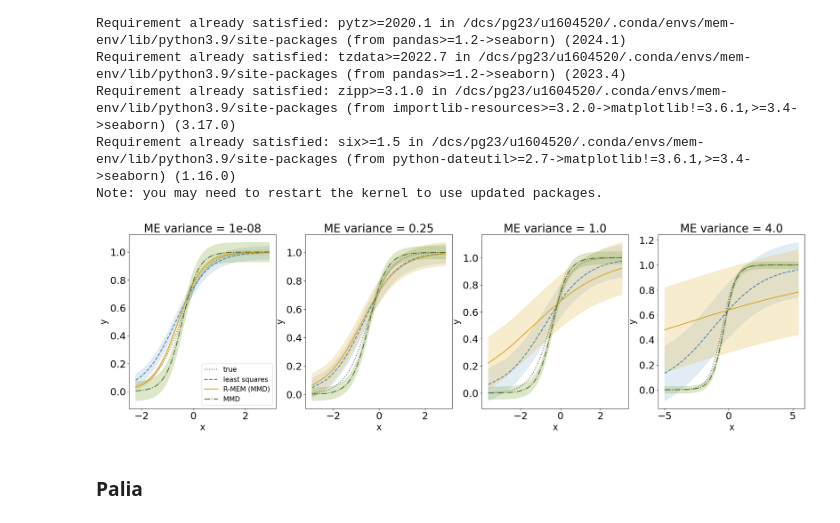
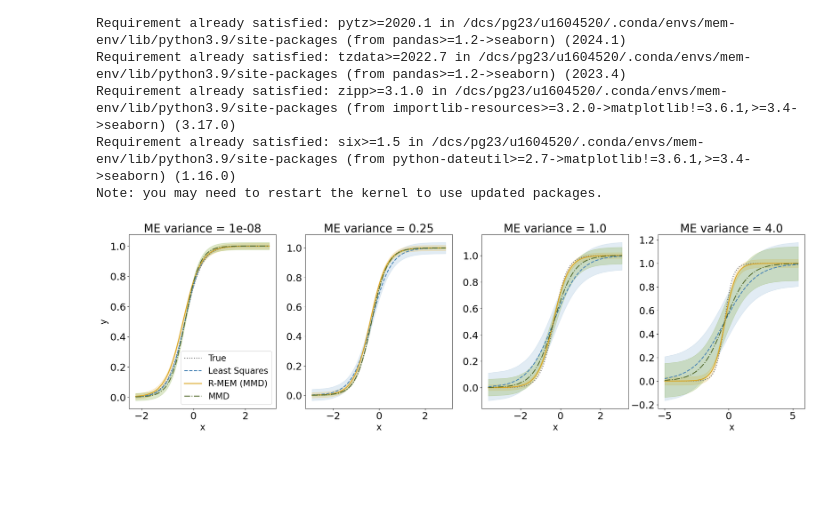
Before and after one commit to haritadell/me-models, a Jupyter notebook: gather_results_berk.ipynb, the cells around one changed output. Drawn from its saved outputs; the diff is of its cells as text; code cells hidden in the pictures; blank space fills up the shorter version.

```diff
--- a/gather_results_berk.ipynb
+++ b/gather_results_berk.ipynb
@@ -5,17 +5,18 @@ from utils import sample_observed_data_berkson, sample_observed_data_classical
 from tqdm import tqdm
 # %%
 confidence_level = 0.90
-num_realizations = 1
+num_realizations = 100
 seed = 112
-#folder_path = '/dcs/pg23/u1604520/mem/results/poly_berkson_unifstart/'
 folder_path = '/dcs/pg23/u1604520/mem/results/exponential_berkson_unifstart/'
+#folder_path = '/dcs/pg23/u1604520/mem/results/exponential_berkson_unifstart/misp/'
+folder_path_mmd = '/dcs/pg23/u1604520/mem/results/exponential_berkson_unifstart/'
 # %%
 scales_nu = [0.000001, 0.5,  1.0, 2.0]
 num_scales = len(scales_nu)
 c = 1
 n = 200
 B = 500
-theta_star = np.array([1,2])
+theta_star = np.array([1,3])
 loc_x = 0
 scale_x = 1
 scale_eps = 0.5
@@ -51,8 +46,8 @@ for j, scale_nu in enumerate(scales_nu):
         #mean_simex_sample = simex_sample.mean(axis=0)
         # initial_guess = np.random.uniform(low=-1, high=4, size=(3,)) #[0, 4]  # Initial parameter guess
         # ls_estimator, _ = curve_fit(nonlinear_model, data[:,0], data[:,1], p0=initial_guess)
-        #mmd_est = np.loadtxt(folder_path+f'mmd_est_scale_nu{scale_nu}_c{100}_n{n}_B{B}_seed1{seed1}_seed2{seed2}.txt')
-        mmd_est = np.loadtxt(folder_path+f'sample_scale_nu{scale_nu}_c{0.00000000001}_n{n}_B{B}_seed1{seed1}_seed2{seed2}.txt').mean(axis=0)
+        mmd_est = np.loadtxt(folder_path_mmd+f'mmd_est_scale_nu{scale_nu}_c{c}_n{n}_B{B}_seed1{seed1}_seed2{seed2}.txt')
+        #mmd_est = np.loadtxt(folder_path+f'sample_scale_nu{scale_nu}_c{0.00000000001}_n{n}_B{B}_seed1{seed1}_seed2{seed2}.txt').mean(axis=0)
         mses[j, r, 0, :] = np.asarray((mean_boot_sample - theta_star)**2)
         mses[j, r, 1, :] = np.asarray((mmd_est - theta_star)**2)
 
@@ -280,7 +293,7 @@ Note: you may need to restart the kernel to use updated packages.
 # %%
 import matplotlib.pyplot as plt
 num_methods = 3
-num_realizations = 1
+num_realizations = 100
 num_scales = len(scales_nu)
 fig, ax_array = plt.subplots(1, num_scales, figsize=(27,7))
 credible_interval = 0.90
@@ -302,7 +315,7 @@ for ax, j in zip(ax_array.flatten(), range(0, num_scales)):
 
         data, xis_star = sample_observed_data_berkson(reg_func, int(n), loc_x, scale_x, scale_nu, scale_eps, theta_star, seed1)#np.loadtxt(folder_path+f'data_scale_nu{scale_nu}_c{c}_n{n}_B{B}_seed{seed}.txt')
         mean_boot_sample = boot_sample.mean(axis=0)
-        mmd_est = np.loadtxt(folder_path+f'mmd_est_scale_nu{scale_nu}_c{c}_n{n}_B{B}_seed1{seed1}_seed2{seed2}.txt')
+        mmd_est = np.loadtxt(folder_path_mmd+f'mmd_est_scale_nu{scale_nu}_c{c}_n{n}_B{B}_seed1{seed1}_seed2{seed2}.txt')
         initial_guess = np.random.uniform(low=-1, high=4, size=(2,)) #[0, 4]  # Initial parameter guess
         ls_estimator, _ = curve_fit(nonlinear_model, data[:,0], data[:,1], p0=initial_guess)
         thetas_over_run[:, 0, r] = mean_boot_sample
@@ -334,37 +347,35 @@ for ax, j in zip(ax_array.flatten(), range(0, num_scales)):
     std_error[2] = np.std(residuals, axis=0)
     lower_bounds[2, :] = reg_func(thetas_over_run[:,2,:].mean(axis=1) - thetas_over_run[:,2,:].std(axis=1), xis_star_sorted)
     upper_bounds[2, :] = reg_func(thetas_over_run[:,2,:].mean(axis=1) + thetas_over_run[:,2,:].std(axis=1), xis_star_sorted)
 
-    ax.plot(xis_star_sorted, Y_real, linestyle='dotted', label='true', color='dimgrey', lw=2)
+    ax.plot(xis_star_sorted, Y_real, linestyle='dotted', label='True', color='dimgrey', lw=2)
 
-    ax.plot(xis_star_sorted, means[1,:], linestyle='dashed', label='least squares', color='#4682B4', lw=2)
+    ax.plot(xis_star_sorted, means[1,:], linestyle='dashed', label='Least Squares', color='#4682B4', lw=2)
     #ax.fill_between(xis_star_sorted, lower_bounds[2, :], upper_bounds[2, :], color=lighten_color('#4682B4'), alpha=0.3)
     ax.fill_between(xis_star_sorted, means[1, :] - std_error[1], means[1, :] + std_error[1], color=lighten_color('#4682B4'), alpha=0.3)
 
     ax.plot(xis_star_sorted, means[0, :], linestyle='solid', label='R-MEM (MMD)', color='goldenrod',lw=2)
     #ax.fill_between(xis_star_sorted, lower_bounds[0, :], upper_bounds[0, :], color=lighten_color('goldenrod', 0.7), alpha=0.3)
     ax.fill_between(xis_star_sorted, means[0, :] - std_error[0], means[0, :] + std_error[0], color=lighten_color('goldenrod', 0.7), alpha=0.3)
 
     ax.plot(xis_star_sorted, means[2, :], linestyle='dashdot', label='MMD', color='#556B2F',lw=2)
     ax.fill_between(xis_star_sorted, means[2, :] - std_error[2], means[2, :] + std_error[2], color=lighten_color('#556B2F', 0.7), alpha=0.3)
 
     ax.yaxis.grid(False)
     ax.xaxis.grid(False)
     ax.patch.set_facecolor('white')
     if j == 0:
         ax.set_title(f'ME variance = 1e-08', fontsize=25)
     elif j == 1 or j == 3:
         ax.set_title(f'ME variance = {scale_nu**2}', fontsize=25)
     elif j == 2:
         ax.set_title(f'ME variance = {scale_nu**2}', fontsize=25)
 
     ax.set_xlabel('x',fontsize=20)
-    ax.set_ylabel('y',fontsize=20)
     ax.tick_params(axis='both', which='major', labelsize=22)
     ax.tick_params(axis='both', which='minor', labelsize=22)
     if j == 0:
-        ax.legend(fontsize=15)
+        ax.legend(fontsize=19)
+        ax.set_ylabel('y',fontsize=20)
 # %% [output]
-[figure, old version]
+[figure, new version]
-# %% [markdown]
-### Palia
```
Also changed, not shown: parts of 11 cells of this notebook, 2 other files.
